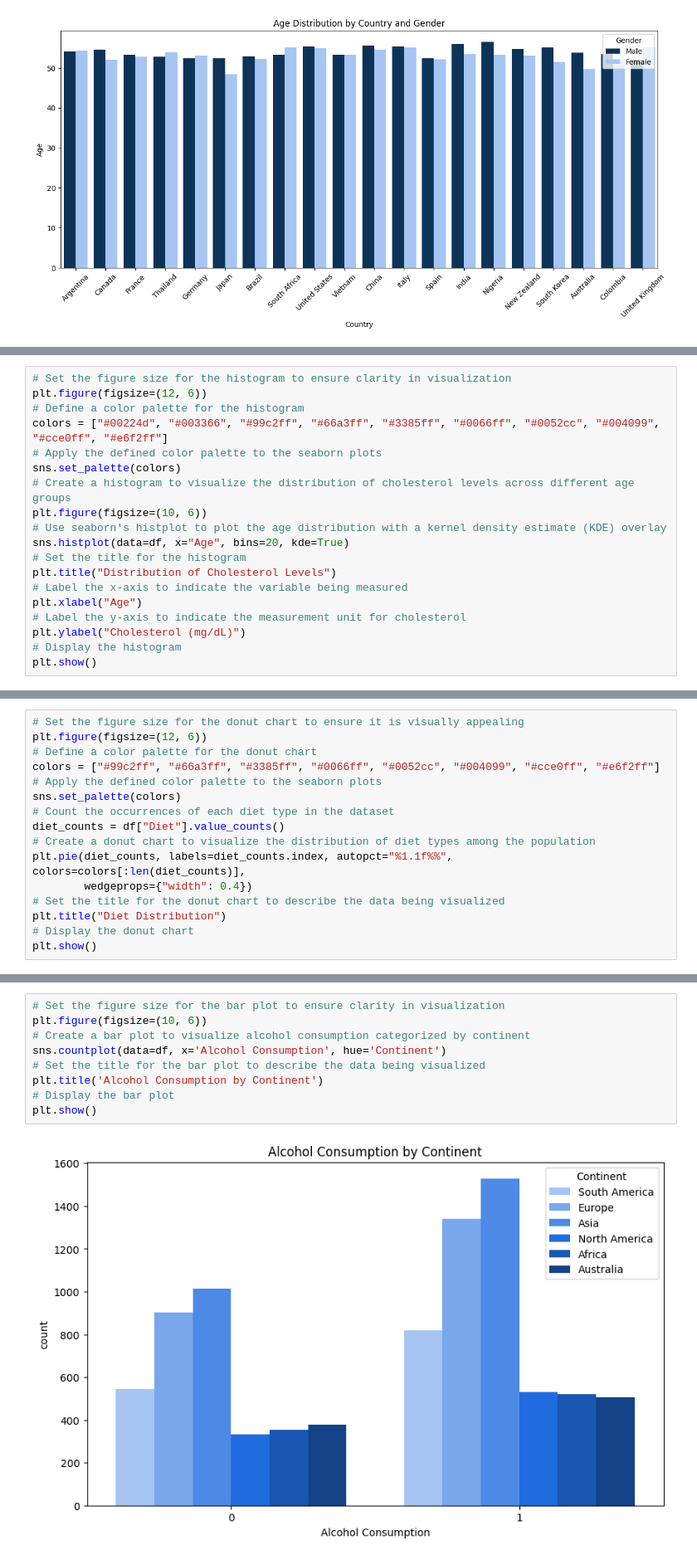
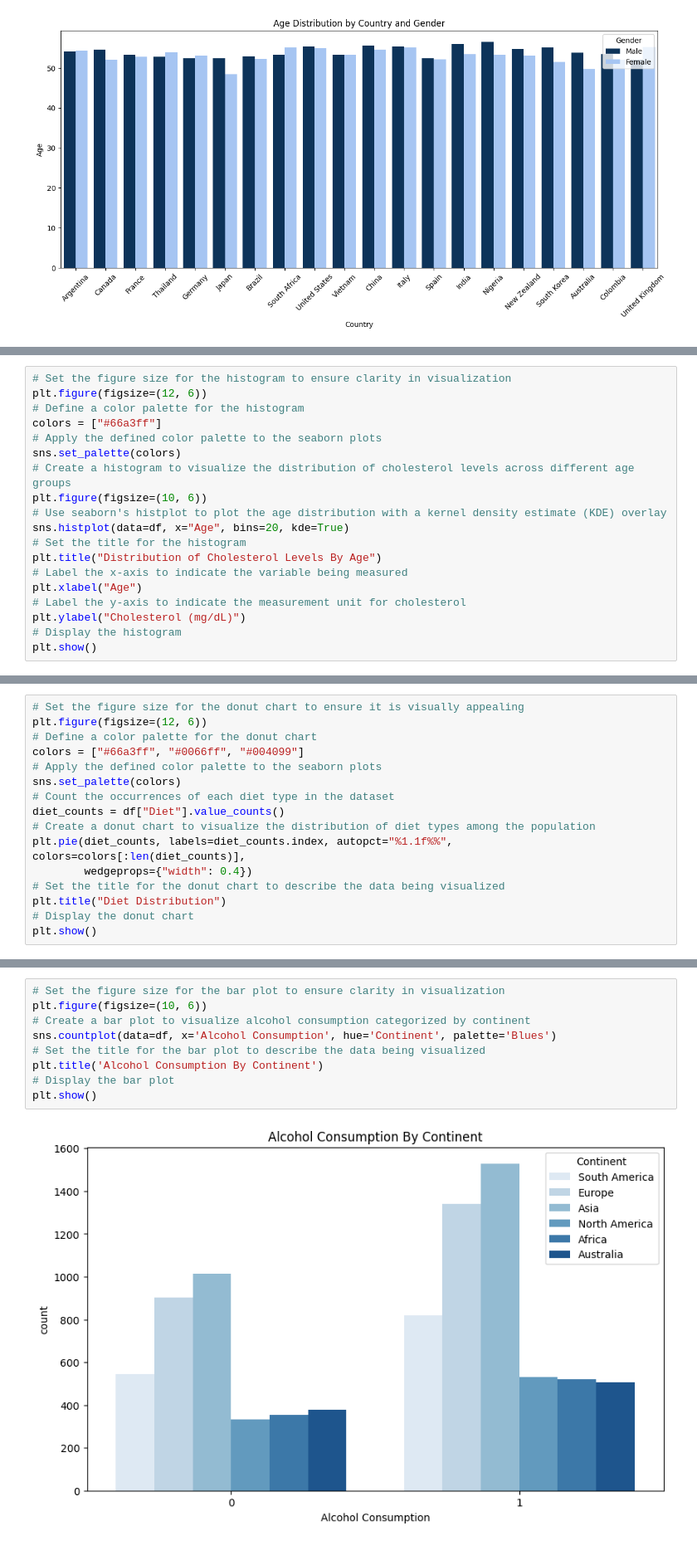
Before and after one commit to khanahad27/DANLC, a Jupyter notebook: Python Project/Cardiac_Arrest_Analysis.ipynb, the cells around one changed output, grey strips where cells are left out. Shown at 83% size. Drawn from its saved outputs; the diff is of its cells as text.

```diff
--- a/Python Project/Cardiac_Arrest_Analysis.ipynb
+++ b/Python Project/Cardiac_Arrest_Analysis.ipynb
@@ -192,7 +192,7 @@ plt.show()
 # Set the figure size for the histogram to ensure clarity in visualization
 plt.figure(figsize=(12, 6))
 # Define a color palette for the histogram
-colors = ["#00224d", "#003366", "#99c2ff", "#66a3ff", "#3385ff", "#0066ff", "#0052cc", "#004099", "#cce0ff", "#e6f2ff"]
+colors = ["#66a3ff"]
 # Apply the defined color palette to the seaborn plots
 sns.set_palette(colors)
 # Create a histogram to visualize the distribution of cholesterol levels across different age groups
@@ -200,7 +200,7 @@ plt.figure(figsize=(10, 6))
 # Use seaborn's histplot to plot the age distribution with a kernel density estimate (KDE) overlay
 sns.histplot(data=df, x="Age", bins=20, kde=True)
 # Set the title for the histogram
-plt.title("Distribution of Cholesterol Levels")
+plt.title("Distribution of Cholesterol Levels By Age")
 # Label the x-axis to indicate the variable being measured
 plt.xlabel("Age")
 # Label the y-axis to indicate the measurement unit for cholesterol
@@ -229,7 +229,7 @@ plt.show()
 # Set the figure size for the donut chart to ensure it is visually appealing
 plt.figure(figsize=(12, 6))
 # Define a color palette for the donut chart
-colors = ["#99c2ff", "#66a3ff", "#3385ff", "#0066ff", "#0052cc", "#004099", "#cce0ff", "#e6f2ff"]
+colors = ["#66a3ff", "#0066ff", "#004099"]
 # Apply the defined color palette to the seaborn plots
 sns.set_palette(colors)
 # Count the occurrences of each diet type in the dataset
@@ -259,14 +259,14 @@ plt.show()
 # %%
 # Set the figure size for the bar plot to ensure clarity in visualization
 plt.figure(figsize=(10, 6))
 # Create a bar plot to visualize alcohol consumption categorized by continent
-sns.countplot(data=df, x='Alcohol Consumption', hue='Continent')
+sns.countplot(data=df, x='Alcohol Consumption', hue='Continent', palette='Blues')
 # Set the title for the bar plot to describe the data being visualized
-plt.title('Alcohol Consumption by Continent')
+plt.title('Alcohol Consumption By Continent')
 # Display the bar plot
 plt.show()
 # %% [output]
-[figure, old version]
+[figure, new version]
 # %%
 # Create a pivot table to summarize BMI data by continent and country
 pivot_table = df.pivot_table(index='Continent', columns='Country', values='BMI', aggfunc='mean')
```
Also changed, not shown: parts of 9 cells of this notebook.
